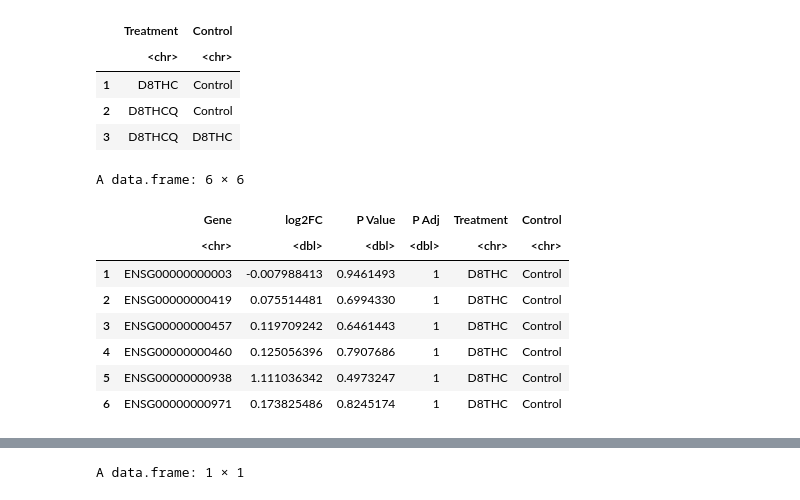
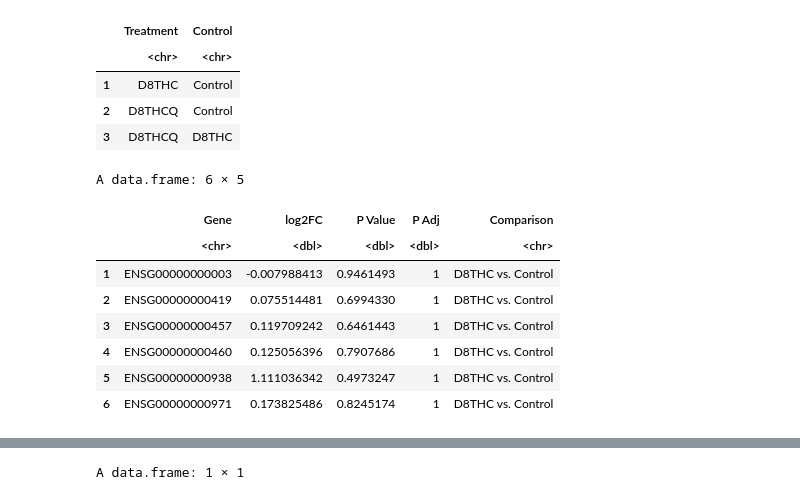
Before and after one commit to UNC-CEMALB/P1016.-THC-RNASeq-Adducts, a Jupyter notebook: 1. Data Normalization/Data Normalization.ipynb, the cells around one changed output, grey strips where cells are left out. Saved outputs shown, nothing was run; the diff lists cells and outputs as text; code cells hidden in the pictures.

```diff
--- a/1. Data Normalization/Data Normalization.ipynb
+++ b/1. Data Normalization/Data Normalization.ipynb
@@ -379,34 +379,36 @@ A data.frame: 3 × 2
 # %%
  significant_genes_df = data.frame()
     for (i in 1:length(contrasts_df$Treatment)){
 
         # Pulling statistical results
         #Statistical output with multiple test correction by the default, BH (aka FDR)
         res <- results(dds, pAdjustMethod = "BH", contrast = c("Exposure", contrasts_df$Treatment[i],
                                                                           contrasts_df$Control[i]))
 
         # Exporting statistical results
         res_df = data.frame(res)[order(res$padj),]
         filtered_res_df = res_df %>%
             # adding exposure comparisons
             mutate(Treatment = contrasts_df$Treatment[i], Control = contrasts_df$Control[i]) %>%
             rownames_to_column(var = "Gene")
 
         # saving results
         significant_genes_df = rbind(significant_genes_df, filtered_res_df)
 
       }
 
-significant_genes_df = significant_genes_df[,c(1,3,6:9)]
-colnames(significant_genes_df)[2:4] = c('log2FC', 'P Value', 'P Adj')
-head(significant_genes_df)
+results_df = significant_genes_df[,c(1,3,6:9)] %>%
+    # merging cols to create 1 for the exposure comparision
+    unite(col = 'Comparison', c('Treatment', 'Control'), sep = ' vs. ')
+colnames(results_df)[2:4] = c('log2FC', 'P Value', 'P Adj')
+head(results_df)
 # %% [output]
-A data.frame: 6 × 6
+A data.frame: 6 × 5
-|  | Gene | log2FC | P Value | P Adj | Treatment | Control |
-|  | <chr> | <dbl> | <dbl> | <dbl> | <chr> | <chr> |
-| 1 | ENSG00000000003 | -0.007988413 | 0.9461493 | 1 | D8THC | Control |
-| 2 | ENSG00000000419 | 0.075514481 | 0.6994330 | 1 | D8THC | Control |
-| 3 | ENSG00000000457 | 0.119709242 | 0.6461443 | 1 | D8THC | Control |
-| 4 | ENSG00000000460 | 0.125056396 | 0.7907686 | 1 | D8THC | Control |
-| 5 | ENSG00000000938 | 1.111036342 | 0.4973247 | 1 | D8THC | Control |
-| 6 | ENSG00000000971 | 0.173825486 | 0.8245174 | 1 | D8THC | Control |
+|  | Gene | log2FC | P Value | P Adj | Comparison |
+|  | <chr> | <dbl> | <dbl> | <dbl> | <chr> |
+| 1 | ENSG00000000003 | -0.007988413 | 0.9461493 | 1 | D8THC vs. Control |
+| 2 | ENSG00000000419 | 0.075514481 | 0.6994330 | 1 | D8THC vs. Control |
+| 3 | ENSG00000000457 | 0.119709242 | 0.6461443 | 1 | D8THC vs. Control |
+| 4 | ENSG00000000460 | 0.125056396 | 0.7907686 | 1 | D8THC vs. Control |
+| 5 | ENSG00000000938 | 1.111036342 | 0.4973247 | 1 | D8THC vs. Control |
+| 6 | ENSG00000000971 | 0.173825486 | 0.8245174 | 1 | D8THC vs. Control |
```
Also changed, not shown: parts of 5 cells of this notebook.
